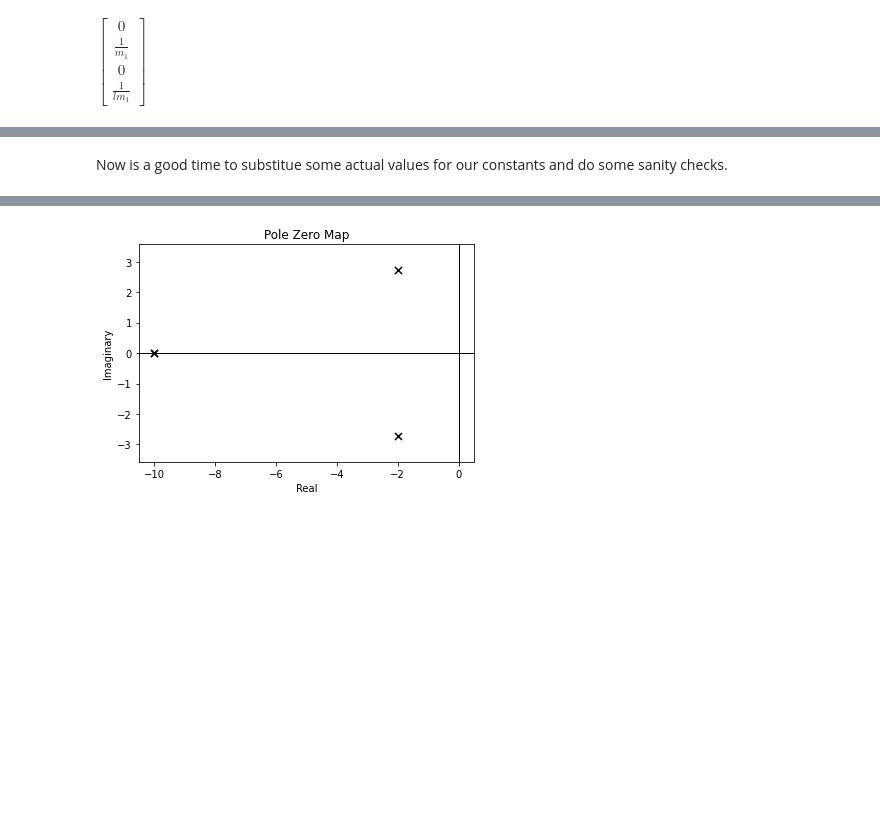
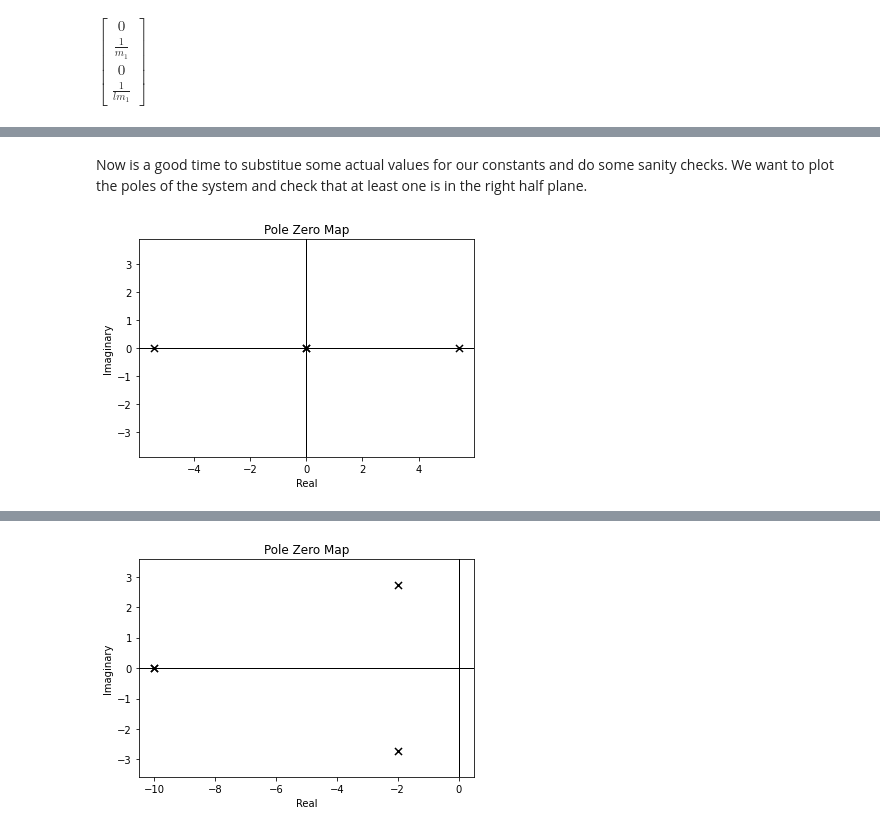
Before and after one commit to seanybaggins/ipendulum, a Jupyter notebook: simulation/gains-derivation.ipynb, the cells around one changed output, grey strips where cells are left out. Drawn from its saved outputs; the diff is of its cells as text; code cells hidden in the pictures; blank space fills up the shorter version.

```diff
--- a/simulation/gains-derivation.ipynb
+++ b/simulation/gains-derivation.ipynb
@@ -276,2 +298,22 @@ $\displaystyle \left[\begin{matrix}0\\\frac{1}{m_{1}}\\0\\\frac{1}{l m_{1}}\end{
 # %% [markdown]
-Now is a good time to substitue some actual values for our constants and do some sanity checks.
+Now is a good time to substitue some actual values for our constants and do some sanity checks. We want to plot the poles of the system and check that at least one is in the right half plane.
+# %%
+from control.matlab import *
+import matplotlib.pyplot as plt
+import numpy as np
+from math import pi
+
+measuredValues = [
+    (g, 9.81),
+    (m1, 1.0),
+    (m2, 2.0),
+    (l, 1.0)
+]
+APlant = APlant.subs(measuredValues)
+B = B.subs(measuredValues)
+
+sys = StateSpace(APlant, B, C, D)
+fig0 = plt.figure()
+p0 = pzmap(sys)
+# %% [output]
+[figure, added]
```
Also changed, not shown: parts of 9 cells of this notebook, 4 other files.
